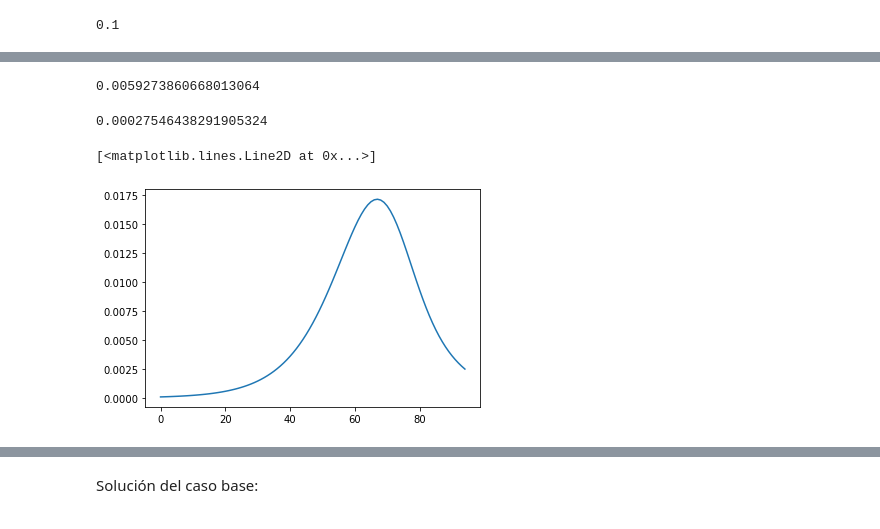
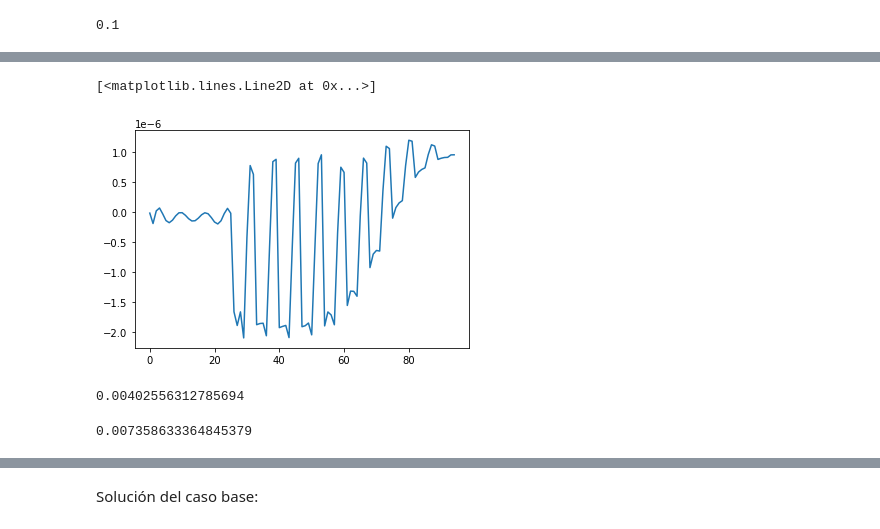
Before and after one commit to edtrelo/COVID19Model, a Jupyter notebook: src/model/EDAregions.ipynb, the cells around one changed output, grey strips where cells are left out. Drawn from its saved outputs; the diff is of its cells as text; code cells hidden in the pictures.

```diff
--- a/src/model/EDAregions.ipynb
+++ b/src/model/EDAregions.ipynb
@@ -336,0 +389,5 @@ Sols.shape
+# %%
+plt.plot(β(t, 0))
+# %% [output]
+[<matplotlib.lines.Line2D at 0x...>]
+[figure, added]
@@ -337,17 +397,8 @@ Sols.shape
 # %%
-L(40, 0)
-λ(80, 0)
+λ(60, 0)
 # %% [output]
-0.0059273860668013064
+0.00402556312785694
-# %%
-L(80, 0)
-# %% [output]
-0.00027546438291905324
-# %%
-t = np.array(range(95))
-
-plt.plot([L(t, 1) for t in range(95)])
-plt.plot(λ(t, 1))
-# %% [output]
-[<matplotlib.lines.Line2D at 0x...>]
-[figure, removed]
+# %%
+L(60, 0)
+# %% [output]
+0.007358633364845379
```
Also changed, not shown: parts of 73 cells of this notebook, 13 other files.
